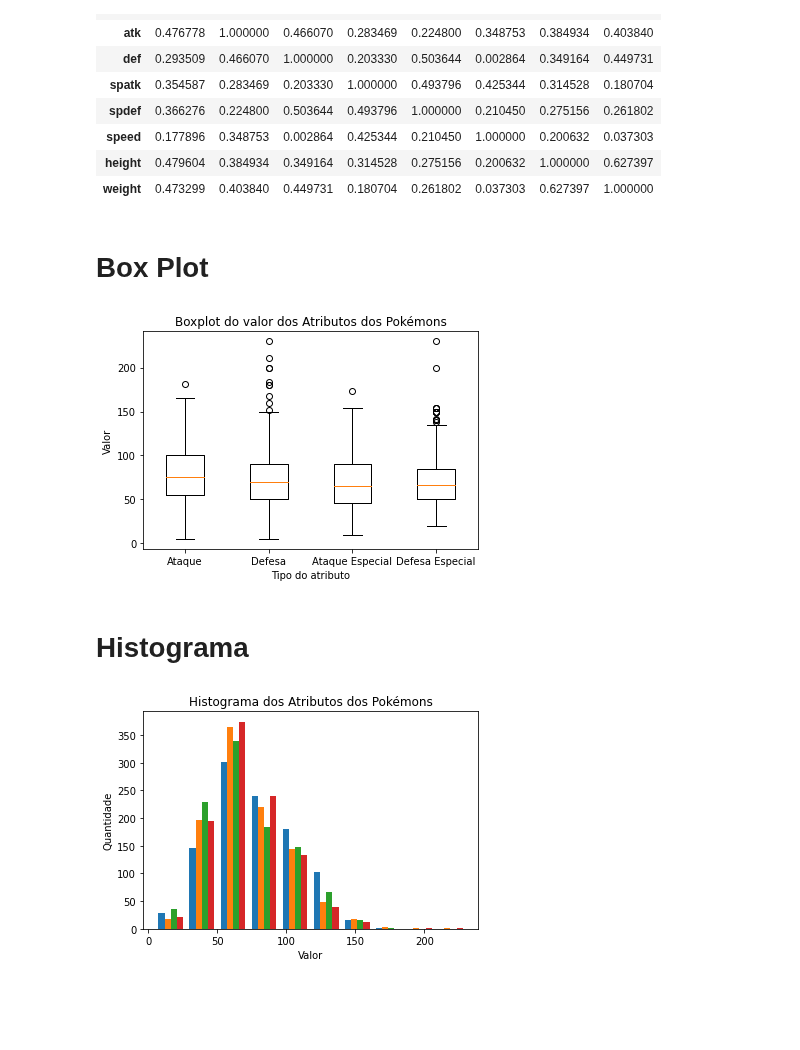
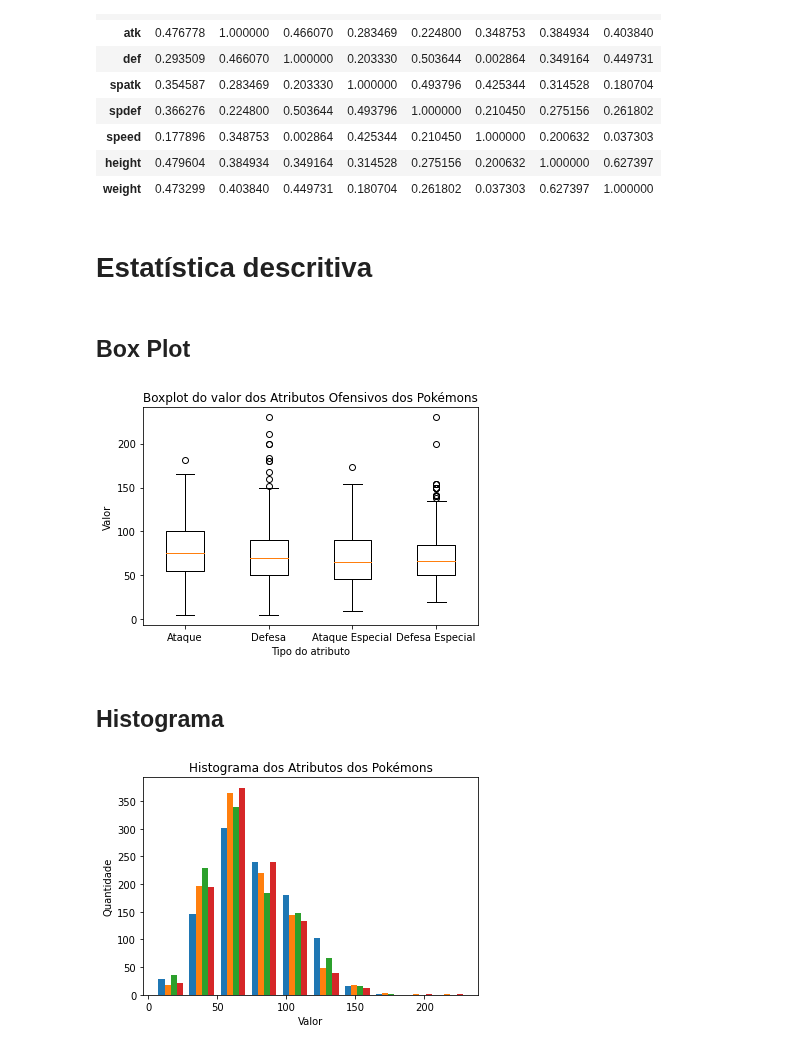
Before and after one commit to CaioCBCouto/Estatistica, a Jupyter notebook: ccbc.ipynb, the cells around one changed output. Drawn from its saved outputs; the diff is of its cells as text; code cells hidden in the pictures; blank space fills up the shorter version.

```diff
--- a/ccbc.ipynb
+++ b/ccbc.ipynb
@@ -81,18 +142,20 @@ stats = [atk,defesa,spatk,spdef,spd]
+# %% [markdown]
+# Estatística descritiva
 # %% [markdown]
-# Box Plot
+## Box Plot
 # %%
 fig, ax = plt.subplots()
 ax.boxplot(off_stats)
-ax.set_title('Boxplot do valor dos Atributos dos Pokémons')
+ax.set_title('Boxplot do valor dos Atributos Ofensivos dos Pokémons')
 ax.set_xlabel('Tipo do atributo')
 ax.set_ylabel('Valor')
 xticks = ['Ataque', 'Defesa', 'Ataque Especial', 'Defesa Especial']
 ax.set_xticklabels(xticks)
 plt.show()
 # %% [output]
-[figure, old version]
+[figure, new version]
 # %% [markdown]
-# Histograma
+## Histograma
 # %%
 fig, ax = plt.subplots()
 ax.hist(off_stats)
```
Also changed, not shown: parts of 30 cells of this notebook.
